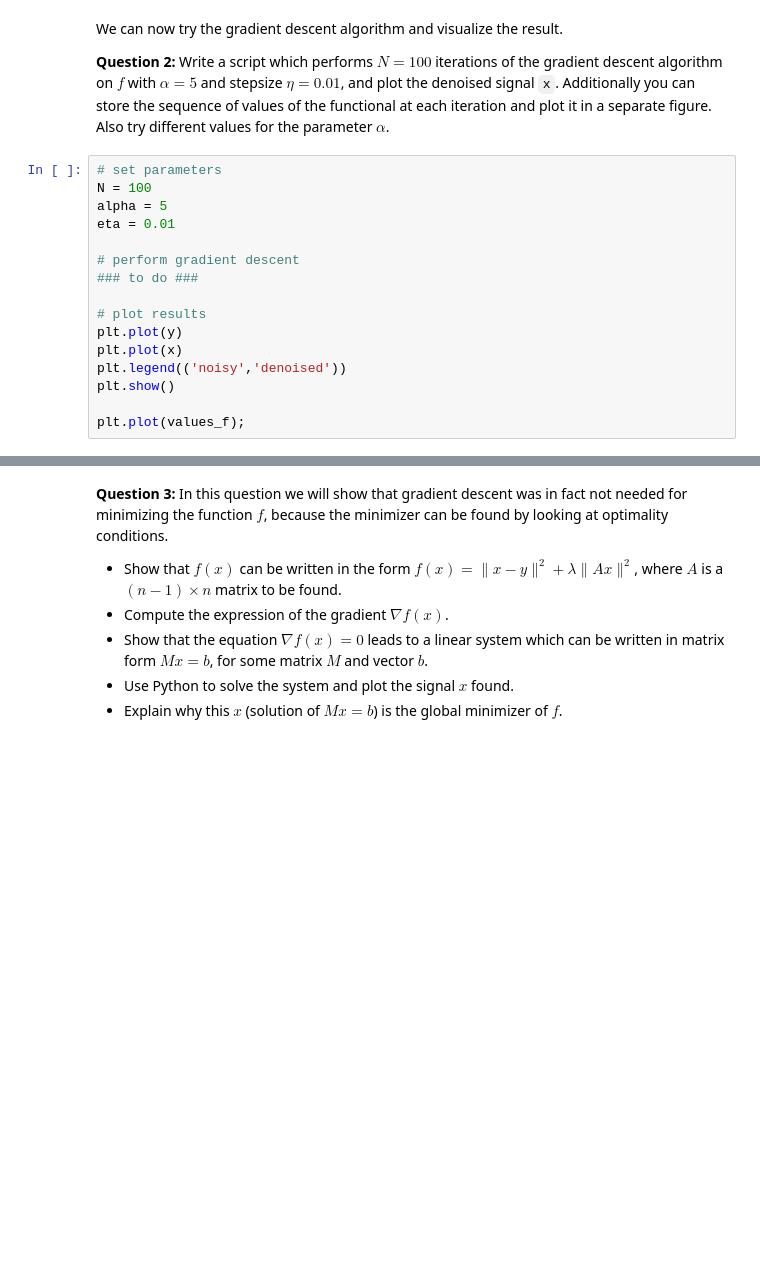
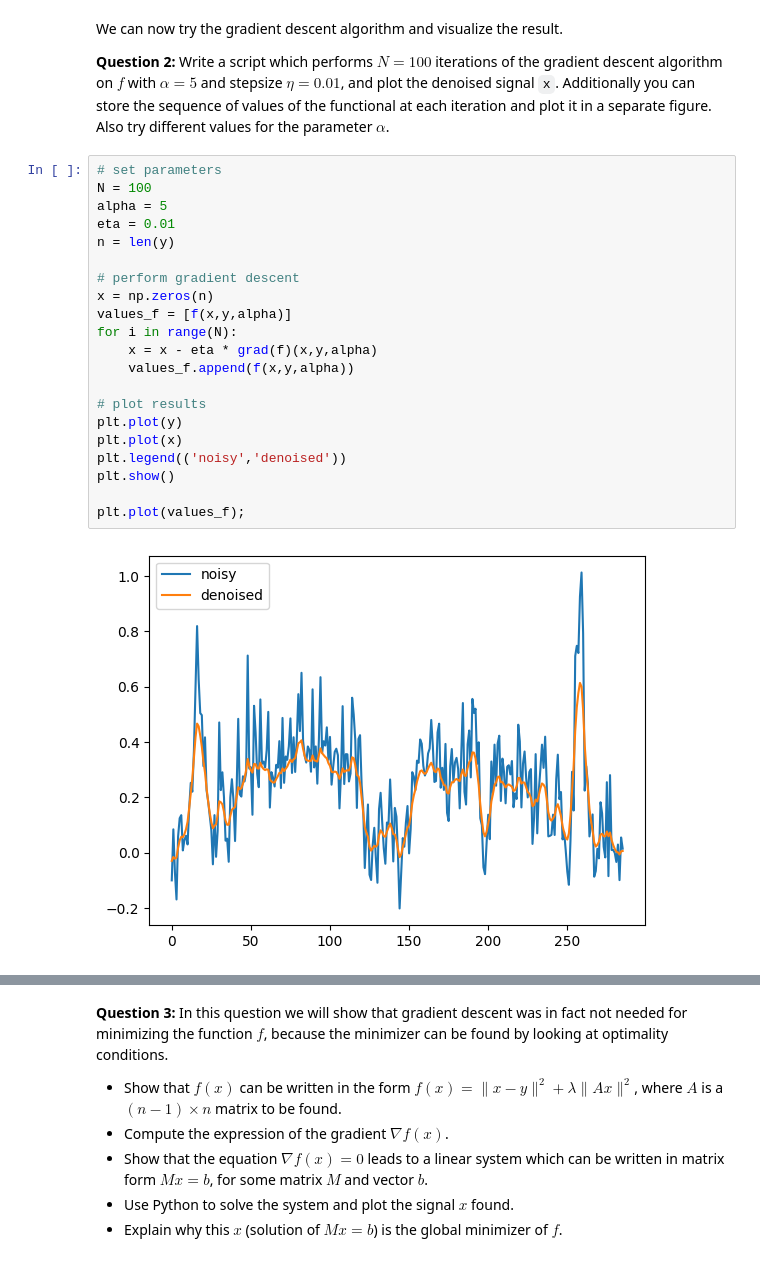
Before and after one commit to joanglaunes/BME_Math_Advanced, a Jupyter notebook: Practical1_session.ipynb, the cells around one changed output, grey strips where cells are left out. Cells and saved outputs as stored; diff of their text form; blank space fills up the shorter version.

```diff
--- a/Practical1_session.ipynb
+++ b/Practical1_session.ipynb
@@ -98,16 +143,23 @@ We can now try the gradient descent algorithm and visualize the result.
 # %%
 # set parameters
 N = 100
 alpha = 5
 eta = 0.01
+n = len(y)
 
 # perform gradient descent
-### to do ###
+x = np.zeros(n)
+values_f = [f(x,y,alpha)]
+for i in range(N):
+    x = x - eta * grad(f)(x,y,alpha)
+    values_f.append(f(x,y,alpha))
 
 # plot results
 plt.plot(y)
 plt.plot(x)
 plt.legend(('noisy','denoised'))
 plt.show()
 
 plt.plot(values_f);
+# %% [output]
+[figure, added]
```
Also changed, not shown: parts of 5 cells of this notebook.
